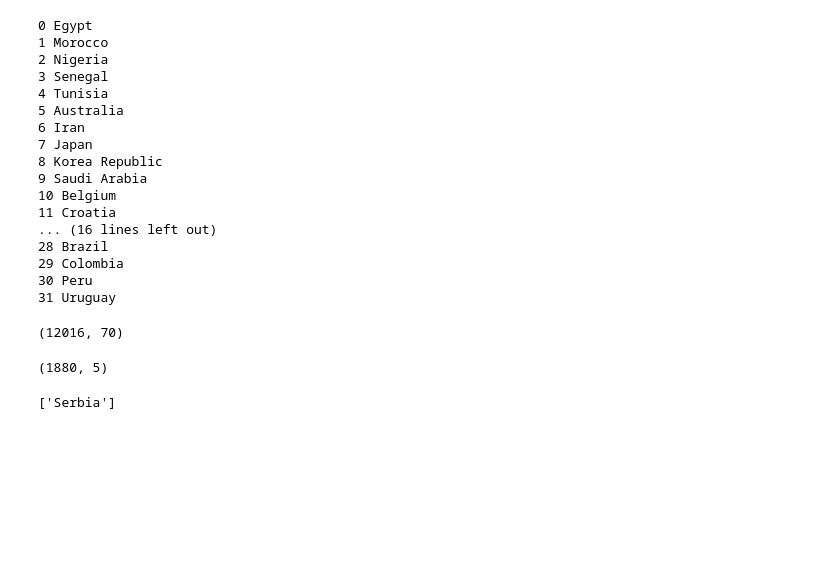
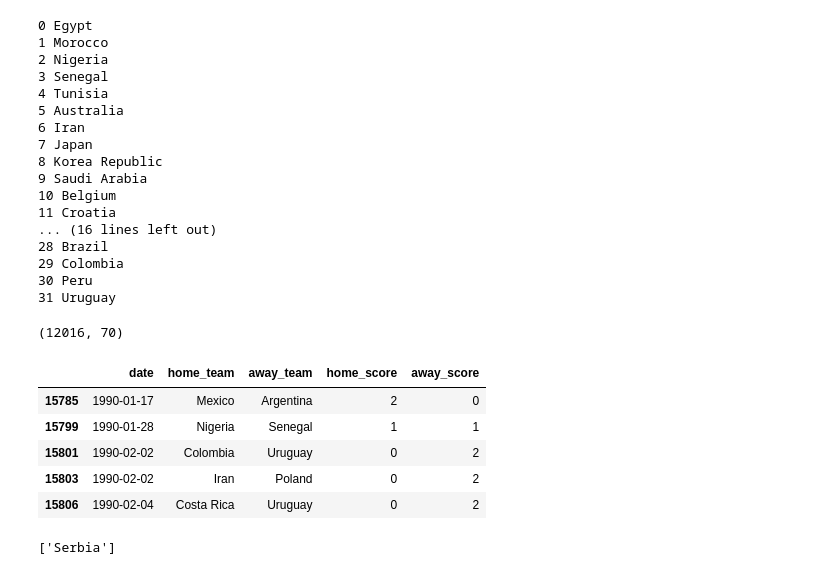
Before and after one commit to puchiha/fifa-wc-2018-bayesian, a Jupyter notebook: preprocess.ipynb, the cells around one changed output. Drawn from its saved outputs; the diff is of its cells as text; code cells hidden in the pictures; blank space fills up the shorter version.

```diff
--- a/preprocess.ipynb
+++ b/preprocess.ipynb
@@ -166,9 +169,14 @@ fifa_dataset.shape
 # %% [output]
 (12016, 70)
 # %%
-prior.shape
+prior.head()
 # %% [output]
-(1880, 5)
+|  | date | home_team | away_team | home_score | away_score |
+| 15785 | 1990-01-17 | Mexico | Argentina | 2 | 0 |
+| 15799 | 1990-01-28 | Nigeria | Senegal | 1 | 1 |
+| 15801 | 1990-02-02 | Colombia | Uruguay | 0 | 2 |
+| 15803 | 1990-02-02 | Iran | Poland | 0 | 2 |
+| 15806 | 1990-02-04 | Costa Rica | Uruguay | 0 | 2 |
 # %%
 def _mapper(ids):
     qualified_countries = ['Egypt', 'Morocco', 'Nigeria', 'Senegal', 'Tunisia', 'Australia', 'Iran', 'Japan', 'Korea Republic', 'Saudi Arabia', 'Belgium', 'Croatia', 'Denmark', 'England', 'France', 'Germany', 'Iceland', 'Poland', 'Portugal', 'Russia', 'Serbia', 'Spain', 'Sweden', 'Switzerland', 'Costa Rica', 'Mexico', 'Panama', 'Argentina', 'Brazil', 'Colombia', 'Peru', 'Uruguay']
```
Also changed, not shown: parts of 8 cells of this notebook, 8 other files.
